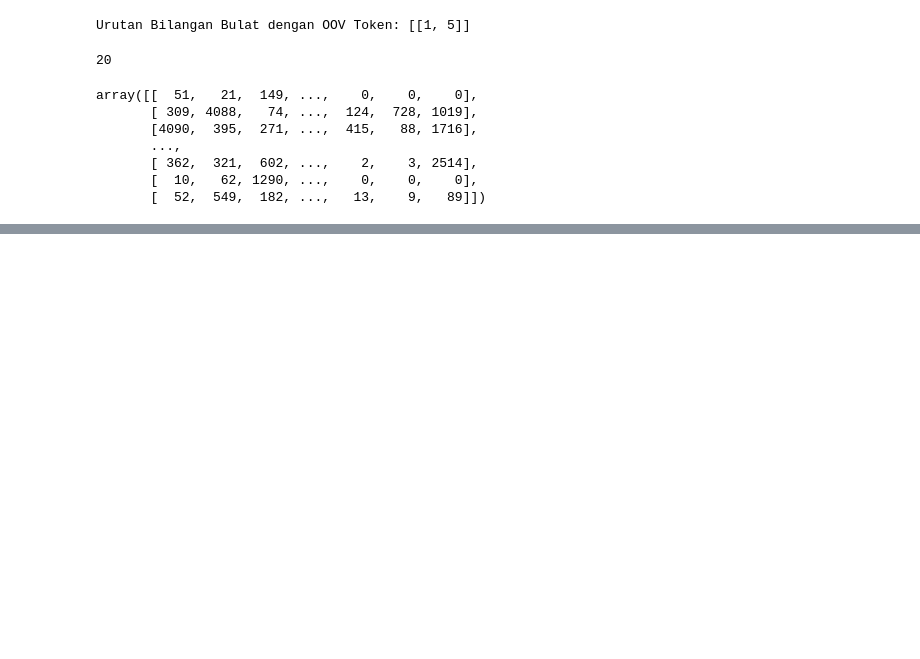
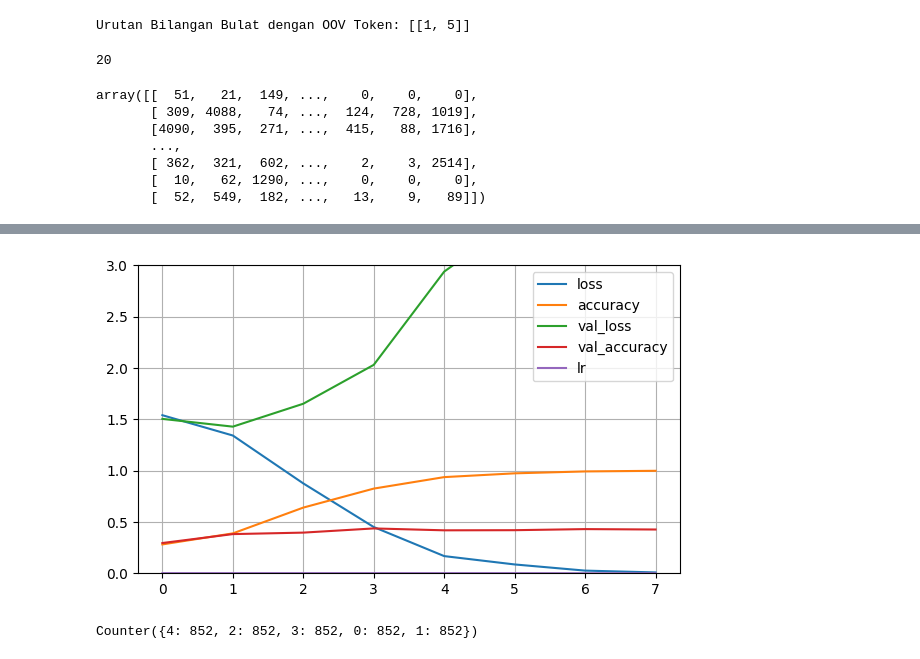
Before and after one commit to IlyasaNandaRahmadianto/Lintasarta, a Jupyter notebook: Project1-MembuatModelNLPdenganTensorFlow/project1.ipynb, the cells around one changed output, grey strips where cells are left out. Drawn from its saved outputs; the diff is of its cells as text; code cells hidden in the pictures; blank space fills up the shorter version.

```diff
--- a/Project1-MembuatModelNLPdenganTensorFlow/project1coba2.ipynb
+++ b/Project1-MembuatModelNLPdenganTensorFlow/project1.ipynb
@@ -335,5 +335,5 @@ model = tf.keras.Sequential([
     tf.keras.layers.Dense(512, activation='relu'),
     tf.keras.layers.Dense(254, activation='relu'),
     tf.keras.layers.Dense(128, activation= 'relu'),
-    tf.keras.layers.Dense(4, activation='softmax')
+    tf.keras.layers.Dense(5, activation='softmax')
 ])
@@ -408,0 +421,21 @@ ValueError: in user code:
+# %%
+  #plotting
+
+pd.DataFrame(history.history).plot(figsize=(7, 4))
+plt.grid(True)
+plt.gca().set_ylim(0,3) #sumbu y
+
+plt.show()
+# %% [output]
+[figure, added]
+# %%
+from imblearn.over_sampling import RandomOverSampler
+from imblearn.over_sampling import SMOTE
+from collections import Counter
+
+sm = SMOTE(random_state = 42)
+X_res, y_res = sm.fit_resample(padded_train, label_train)
+
+Counter(np.argmax(y_res, axis = 1))
+# %% [output]
+Counter({4: 852, 2: 852, 3: 852, 0: 852, 1: 852})
```
Also changed, not shown: parts of 10 cells of this notebook.
